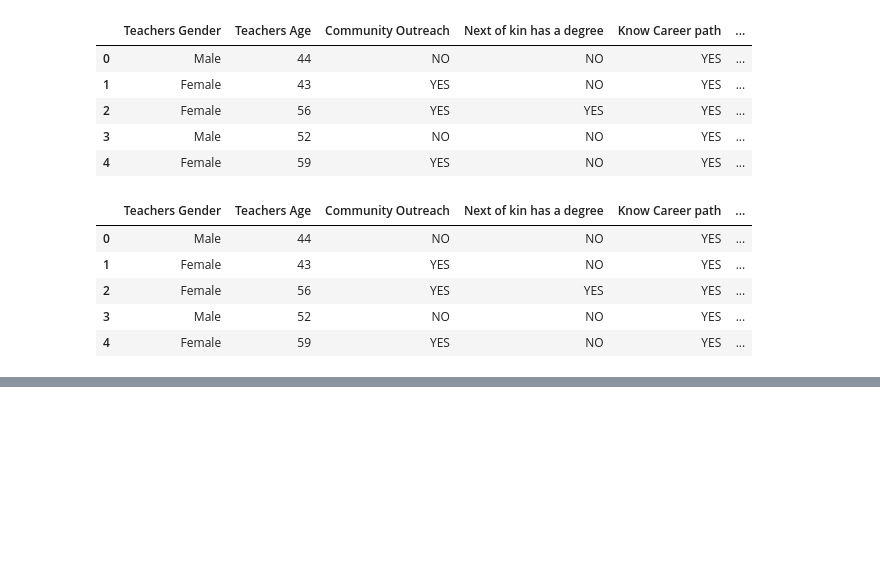
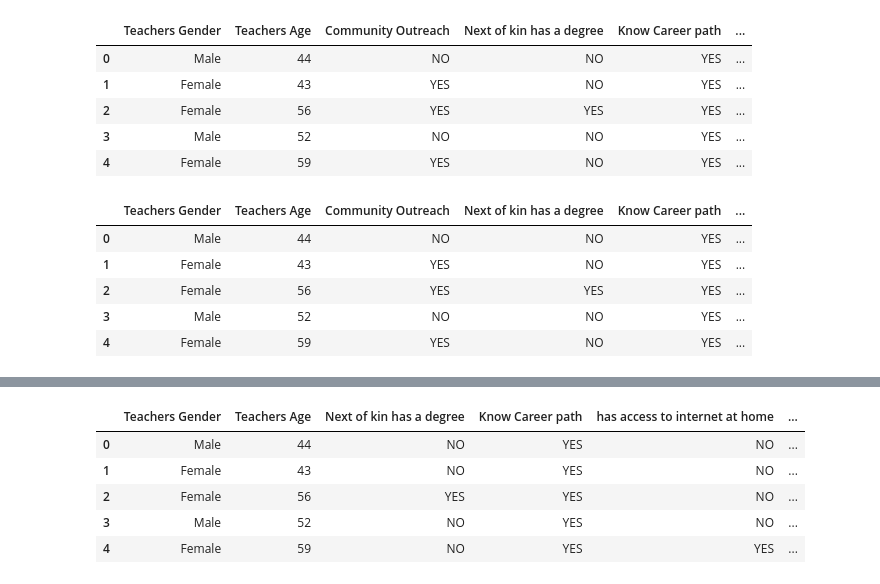
Before and after one commit to Amahle10/meta_devs, a Jupyter notebook: dataAnalysis.ipynb, the cells around one changed output, grey strips where cells are left out. Drawn from its saved outputs; the diff is of its cells as text; code cells hidden in the pictures; blank space fills up the shorter version.

Commit message:
0 to 1 of community data

```diff
--- a/dataAnalysis.ipynb
+++ b/dataAnalysis.ipynb
@@ -107,3 +107,5 @@ dataFile2.head()
 | 2 | Female | 56 | YES | YES | YES | ... |
 | 3 | Male | 52 | NO | NO | YES | ... |
 | 4 | Female | 59 | YES | NO | YES | ... |
+# %%
+dummy2=pd.get_dummies(dataFile2['Community Outreach'])
@@ -109,0 +121,2 @@ dataFile2.head()
+# %%
+dataFile3=pd.concat((dataFile2,dummy2),axis=1)
@@ -109,0 +132,11 @@ dataFile2.head()
+# %%
+dataFile3=dataFile3.drop(['Community Outreach'],axis=1)
+# %%
+dataFile3.head()
+# %% [output]
+|  | Teachers Gender | Teachers Age | Next of kin has a degree | Know Career path | has access to internet at home | ... |
+| 0 | Male | 44 | NO | YES | NO | ... |
+| 1 | Female | 43 | NO | YES | NO | ... |
+| 2 | Female | 56 | YES | YES | NO | ... |
+| 3 | Male | 52 | NO | YES | NO | ... |
+| 4 | Female | 59 | NO | YES | YES | ... |
```
Also changed, not shown: parts of 6 cells of this notebook.
